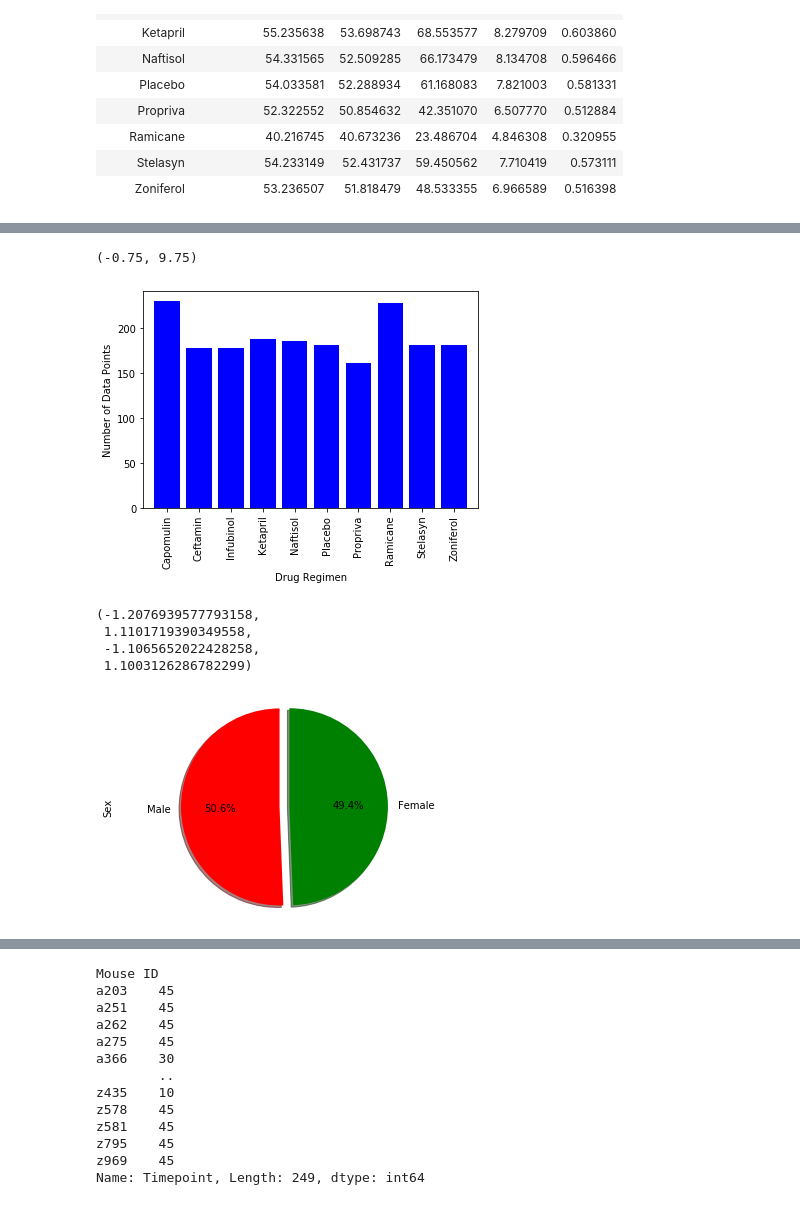
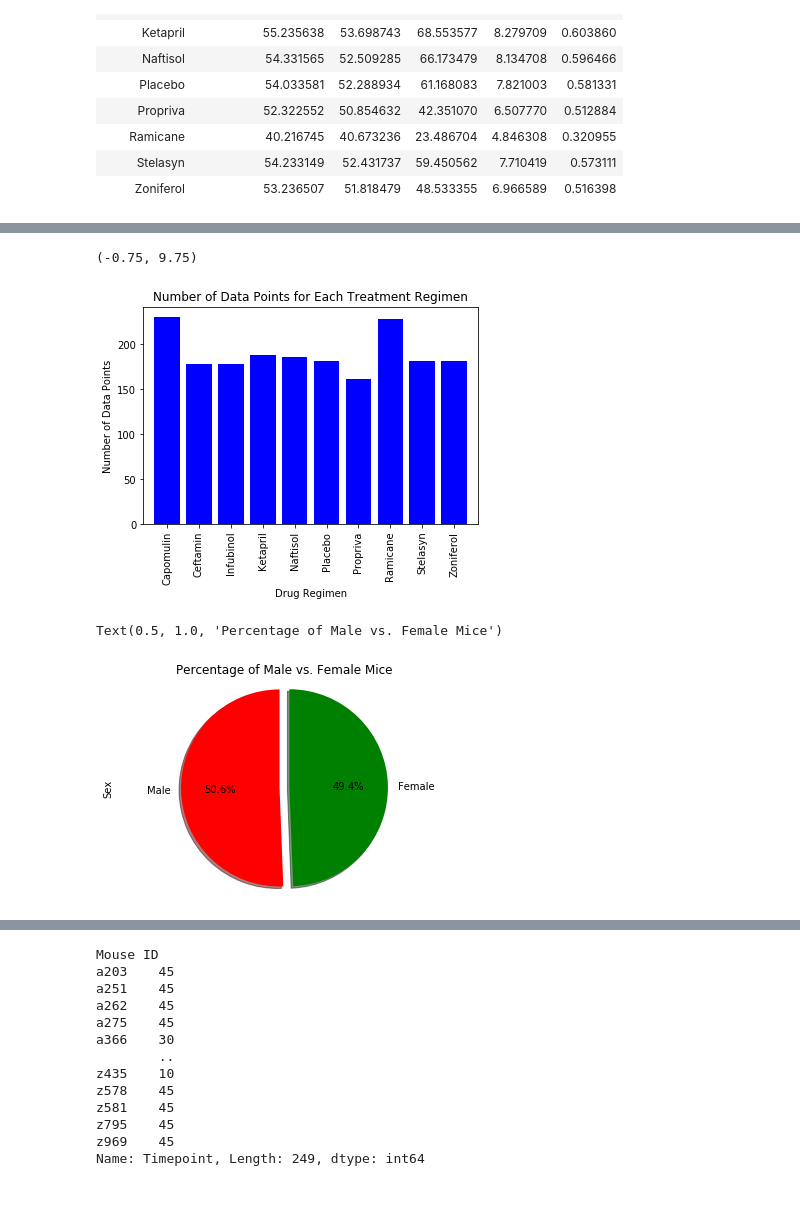
Before and after one commit to jnugent13/matplotlib-challenge, a Jupyter notebook: Matplotlib.ipynb, the cells around one changed output, grey strips where cells are left out. Cells and saved outputs as stored; diff of their text form; code cells hidden in the pictures.

```diff
--- a/Matplotlib.ipynb
+++ b/Matplotlib.ipynb
@@ -89,31 +108,30 @@ plt.xlim(-0.75, len(x_axis)-0.25)
 # %%
 # Generate a bar plot showing number of data points for each treatment regimen using pyplot
 drug_names = study_data["Drug Regimen"].unique()
 x_axis = np.arange(len(drug_names))
 y_axis = [drug_count[x] for x in range(len(drug_count))]
 plt.bar(x_axis, y_axis, color="blue")
 
 # Format chart
+plt.title("Number of Data Points for Each Treatment Regimen")
 plt.xlabel("Drug Regimen")
 plt.ylabel("Number of Data Points")
 tick_locations = [value for value in x_axis]
 drug_names.sort()
 plt.xticks(tick_locations, drug_names, rotation="90")
 plt.xlim(-0.75, len(x_axis)-0.25)
 # %% [output]
 (-0.75, 9.75)
-[figure, old version]
+[figure, new version]
 # %%
 # Generate a pie plot showing the distribution of female versus male mice using pandas
 mice_sex = study_data["Sex"].value_counts()
 mice_sex.plot(kind="pie", autopct="%1.1f%%", startangle=90, colors=["red", "green"], explode = [0.1,0], shadow=True)
 plt.axis('equal')
+plt.title("Percentage of Male vs. Female Mice")
 # %% [output]
-(-1.2076939577793158,
- 1.1101719390349558,
- -1.1065652022428258,
- 1.1003126286782299)
+Text(0.5, 1.0, 'Percentage of Male vs. Female Mice')
-[figure, old version]
+[figure, new version]
 # %%
 # Generate a pie plot showing the distribution of female versus male mice using pyplot
 sex = ["Female", "Male"]
```
Also changed, not shown: parts of 11 cells of this notebook, 5 other files.
